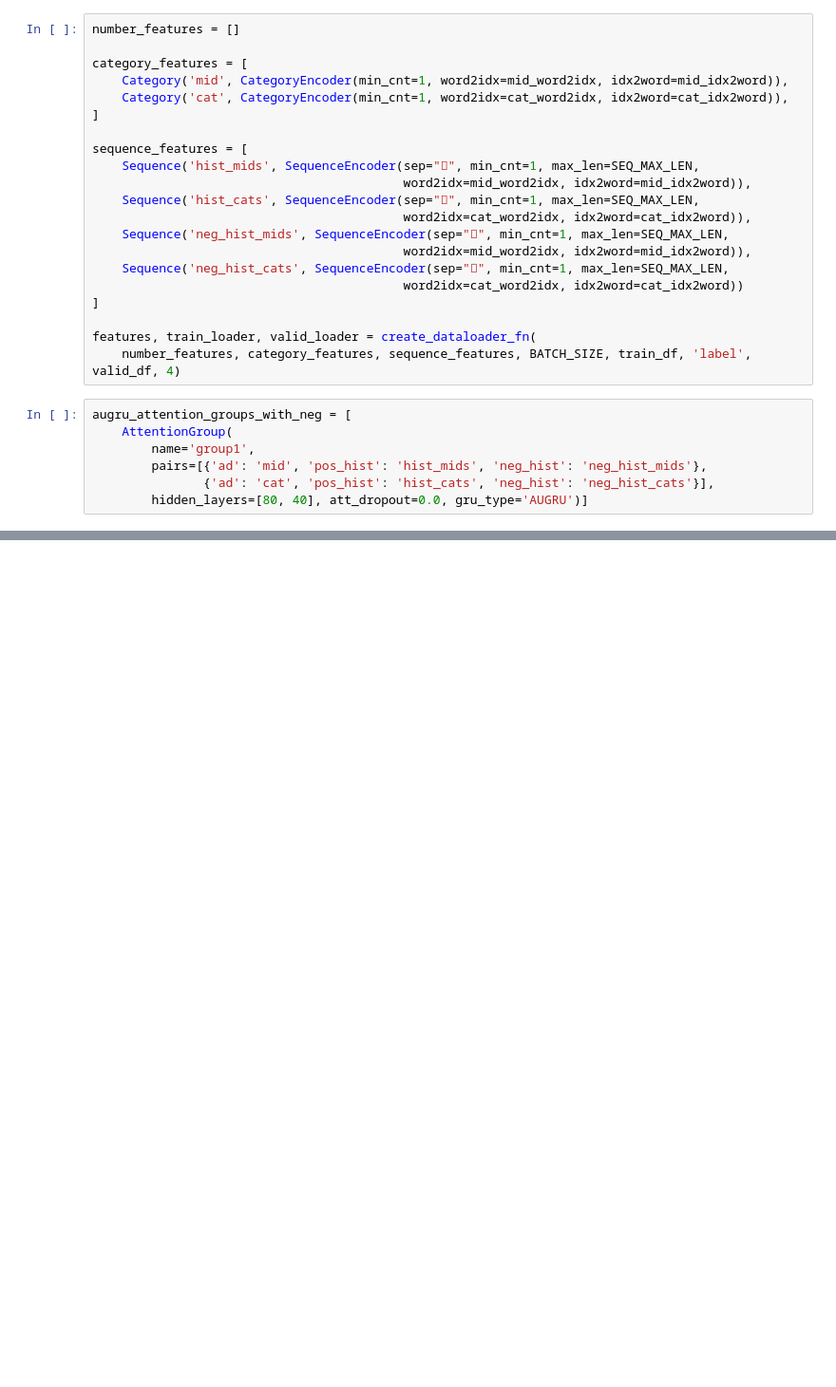
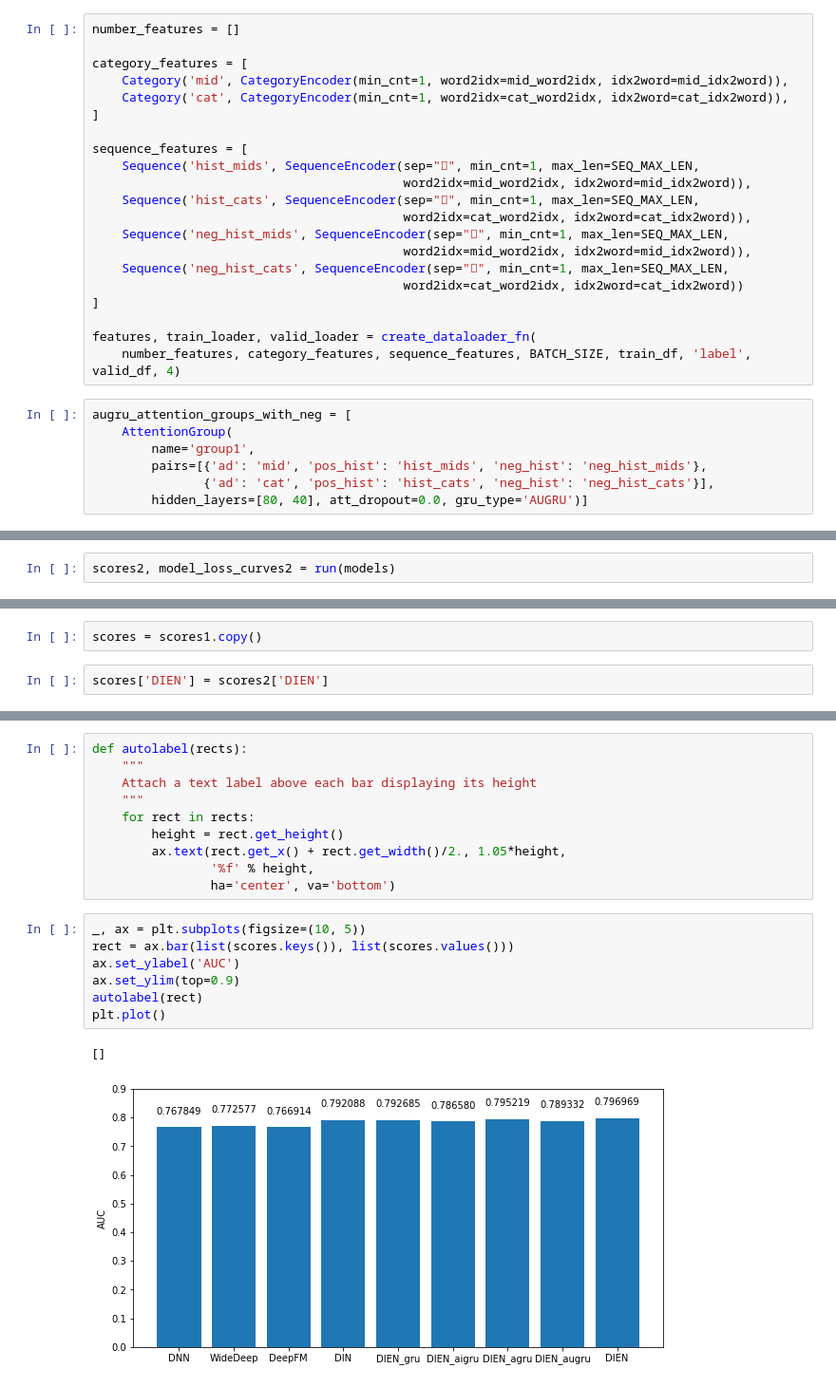
Before and after one commit to GitHub-HongweiZhang/prediction-flow, a Jupyter notebook: examples/amazon/amazon.ipynb, the cells around one changed output, grey strips where cells are left out. Shown at 95% size. Cells and saved outputs as stored; diff of their text form; blank space fills up the shorter version.

```diff
--- a/examples/amazon/amazon.ipynb
+++ b/examples/amazon/amazon.ipynb
@@ -393,0 +333,2 @@ HBox(children=(IntProgress(value=0, description='valid', max=947, style=Progress
+# %%
+scores2, model_loss_curves2 = run(models)
@@ -397,0 +348,4 @@ print(scores)
+# %%
+scores = scores1.copy()
+# %%
+scores['DIEN'] = scores2['DIEN']
@@ -397,0 +364,20 @@ print(scores)
+# %%
+def autolabel(rects):
+    """
+    Attach a text label above each bar displaying its height
+    """
+    for rect in rects:
+        height = rect.get_height()
+        ax.text(rect.get_x() + rect.get_width()/2., 1.05*height,
+                '%f' % height,
+                ha='center', va='bottom')
+# %%
+_, ax = plt.subplots(figsize=(10, 5))
+rect = ax.bar(list(scores.keys()), list(scores.values()))
+ax.set_ylabel('AUC')
+ax.set_ylim(top=0.9)
+autolabel(rect)
+plt.plot()
+# %% [output]
+[]
+[figure, added]
```
Also changed, not shown: parts of 16 cells of this notebook, 4 other files.
